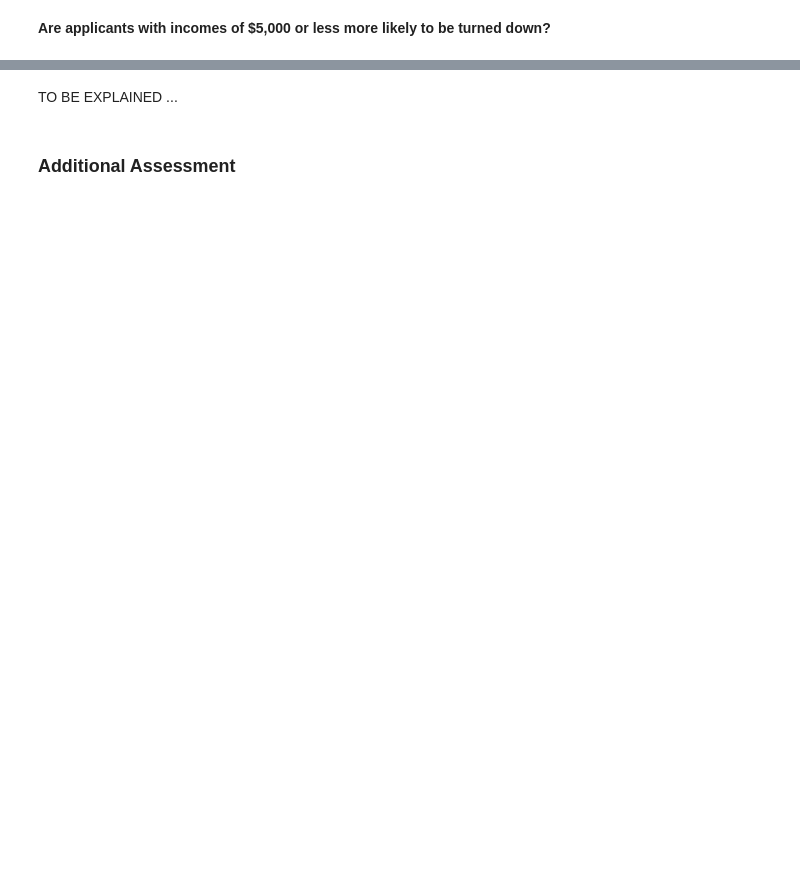
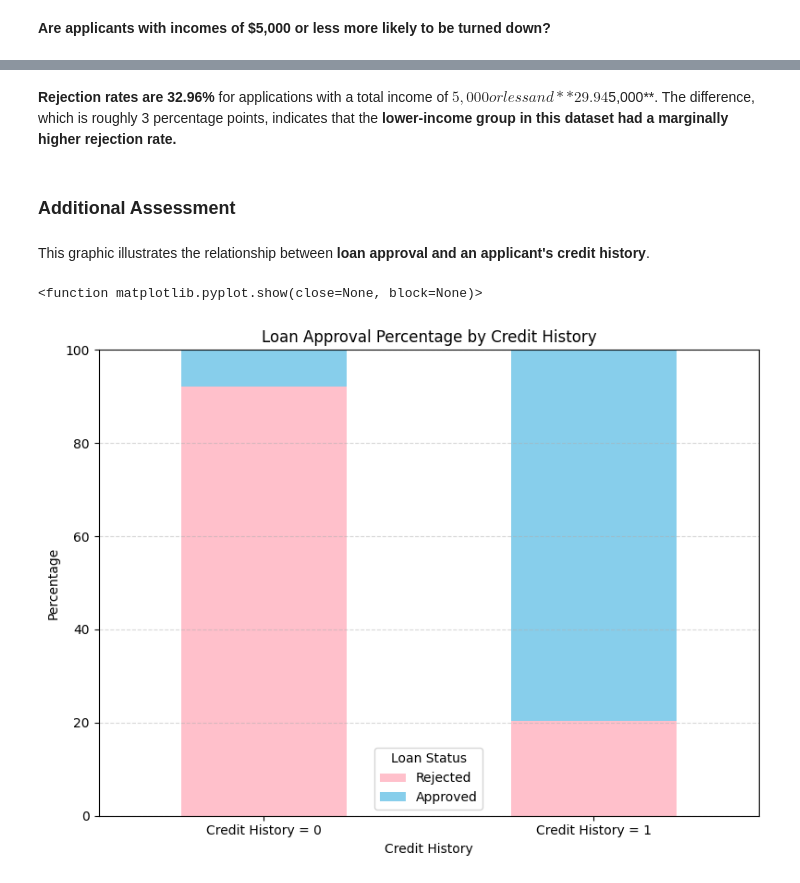
Before and after one commit to emmaubah/Loan-Approval-Data-Analysis, a Jupyter notebook: Loan_Approval_Data_Analysis.ipynb, the cells around one changed output, grey strips where cells are left out. Drawn from its saved outputs; the diff is of its cells as text; code cells hidden in the pictures; blank space fills up the shorter version.

```diff
--- a/Loan_Approval_Data_Analysis.ipynb
+++ b/Loan_Approval_Data_Analysis.ipynb
@@ -849,0 +866,16 @@ TO BE EXPLAINED...
+# %%
+# That a applicant's credit score was 1, meeting the guideline.
+# When they were given the loan, they had no credit history, which suggested that they lacked credibility.
+
+
+known_credit_df = cleaned_loan_approval_df[
+    cleaned_loan_approval_df["Credit_History"].isin(["0.0", "1.0"])
+]
+
+credit_approval = pd.crosstab(
+    known_credit_df["Credit_History"],
+    known_credit_df["Loan_Status"],
+    normalize="index"
+) * 100
+
+display(credit_approval.round(2))
@@ -886,4 +938,4 @@ display(income_approval.round(2))
-# %% [markdown]
-TO BE EXPLAINED ...
+# %% [markdown]
+**Rejection rates are 32.96%** for applications with a total income of $5,000 or less and **29.94% for those with more than $5,000**. The difference, which is roughly 3 percentage points, indicates that the **lower-income group in this dataset had a marginally higher rejection rate.**
 # %% [markdown]
  ### Additional Assessment
@@ -892,0 +942,27 @@ TO BE EXPLAINED ...
+# %% [markdown]
+This graphic illustrates the relationship between **loan approval and an applicant's credit history**.
+# %%
+credit_approval.index = ["Credit History = 0", "Credit History = 1"]
+credit_approval.columns = ["Rejected", "Approved"]
+
+credit_approval.plot(
+    kind="bar",
+    stacked=True,
+    figsize=(8, 6),
+    color=["pink", "skyblue"]
+)
+
+plt.title("Loan Approval Percentage by Credit History")
+plt.xlabel("Credit History")
+plt.ylabel("Percentage")
+plt.legend(title="Loan Status")
+plt.xticks(rotation=0)
+plt.ylim(0, 100)
+plt.grid(axis="y", linestyle="--", alpha=0.5)
+
+
+plt.tight_layout()
+plt.show
+# %% [output]
+<function matplotlib.pyplot.show(close=None, block=None)>
+[figure, added]
```
Also changed, not shown: parts of 35 cells of this notebook.
